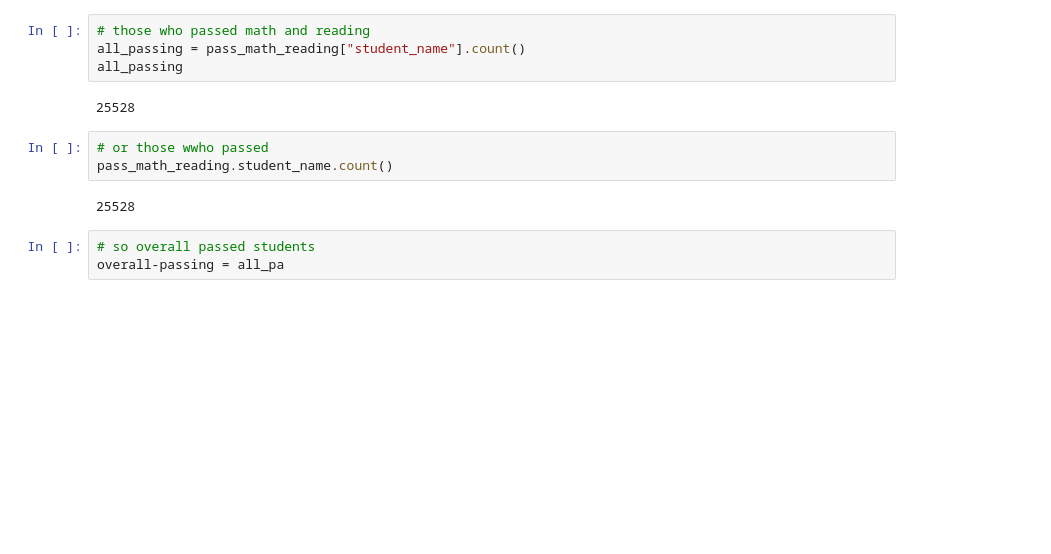
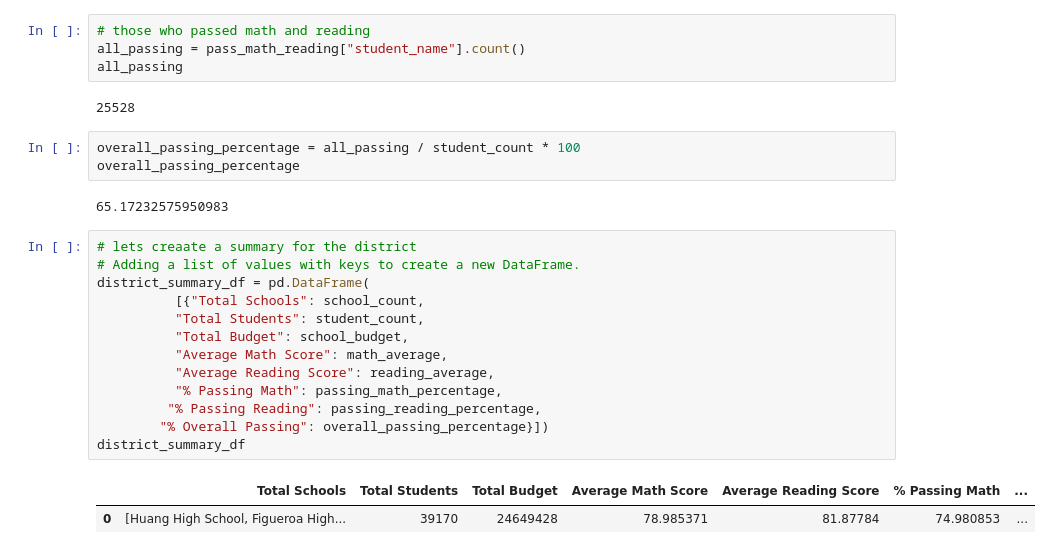
Before and after one commit to ejngotho1/School_District_Analysis, a Jupyter notebook: Clean_Student_Complete.ipynb, the cells around one changed output. Cells and saved outputs as stored; diff of their text form; blank space fills up the shorter version.

Commit message:
added district summary df and completed summary here

```diff
--- a/Clean_Student_Complete.ipynb
+++ b/Clean_Student_Complete.ipynb
@@ -227,11 +227,24 @@ all_passing = pass_math_reading["student_name"].count()
 all_passing
 # %% [output]
 25528
-# %%
-# or those wwho passed
-pass_math_reading.student_name.count()
-# %% [output]
-25528
-# %%
-# so overall passed students
-overall-passing = all_pa
+# %%
+overall_passing_percentage = all_passing / student_count * 100
+overall_passing_percentage
+# %% [output]
+65.17232575950983
+# %%
+# lets creaate a summary for the district
+# Adding a list of values with keys to create a new DataFrame.
+district_summary_df = pd.DataFrame(
+          [{"Total Schools": school_count,
+          "Total Students": student_count,
+          "Total Budget": school_budget,
+          "Average Math Score": math_average,
+          "Average Reading Score": reading_average,
+          "% Passing Math": passing_math_percentage,
+         "% Passing Reading": passing_reading_percentage,
+        "% Overall Passing": overall_passing_percentage}])
+district_summary_df
+# %% [output]
+|  | Total Schools | Total Students | Total Budget | Average Math Score | Average Reading Score | % Passing Math | ... |
+| 0 | [Huang High School, Figueroa High... | 39170 | 24649428 | 78.985371 | 81.87784 | 74.980853 | ... |
```
Also changed, not shown: parts of 8 cells of this notebook.
